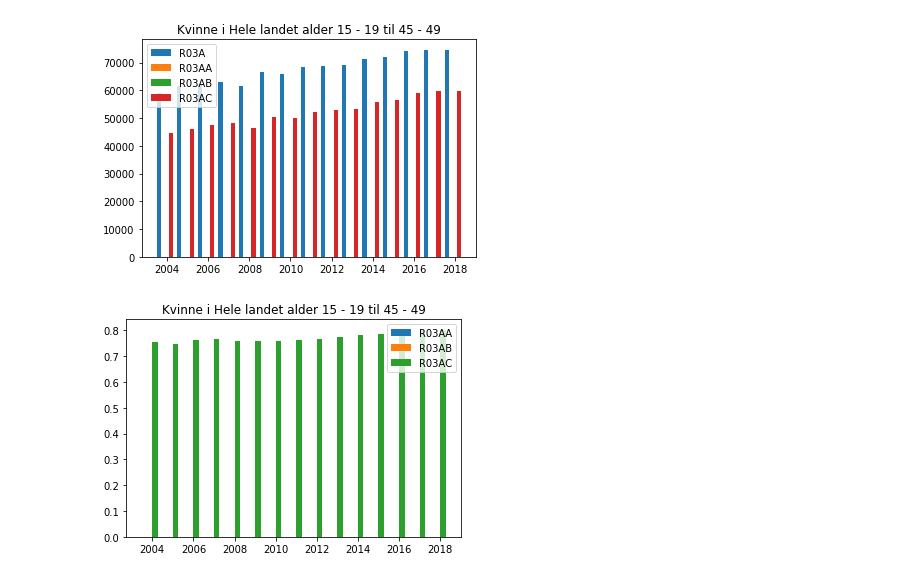
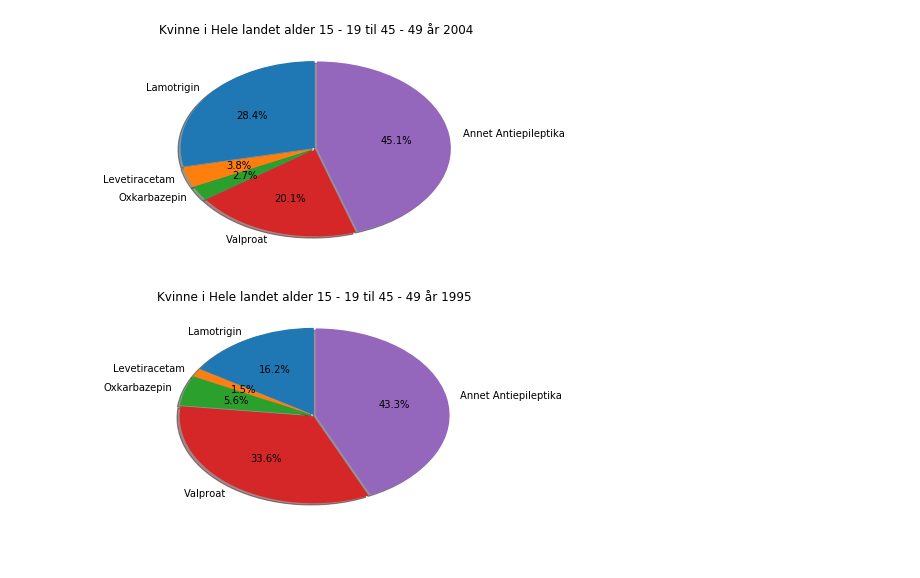
Before and after one commit to JonOttesen/summer_project, a Jupyter notebook: Untitled.ipynb, the cells around one changed output. Drawn from its saved outputs; the diff is of its cells as text; code cells hidden in the pictures.

```diff
--- a/Untitled.ipynb
+++ b/Untitled.ipynb
@@ -1,5 +1,4 @@
 # %%
 from farm_files import visualization as visualization
 # %%
-test = visualization('R03A')
-test1 = visualization('Antiepileptika')
+test = visualization('Antiepileptika')
@@ -18,5 +5,8 @@ test1 = visualization('Antiepileptika')
-# %%
-test.part1()
-# %% [output]
-[figure, removed]
-[figure, removed]
+# %%
+test.cake(year = 2004)
+# %% [output]
+[figure, added]
+# %%
+test.cake(year = 1995)
+# %% [output]
+[figure, added]
```
Also changed, not shown: parts of 3 cells of this notebook, 1 other file.
